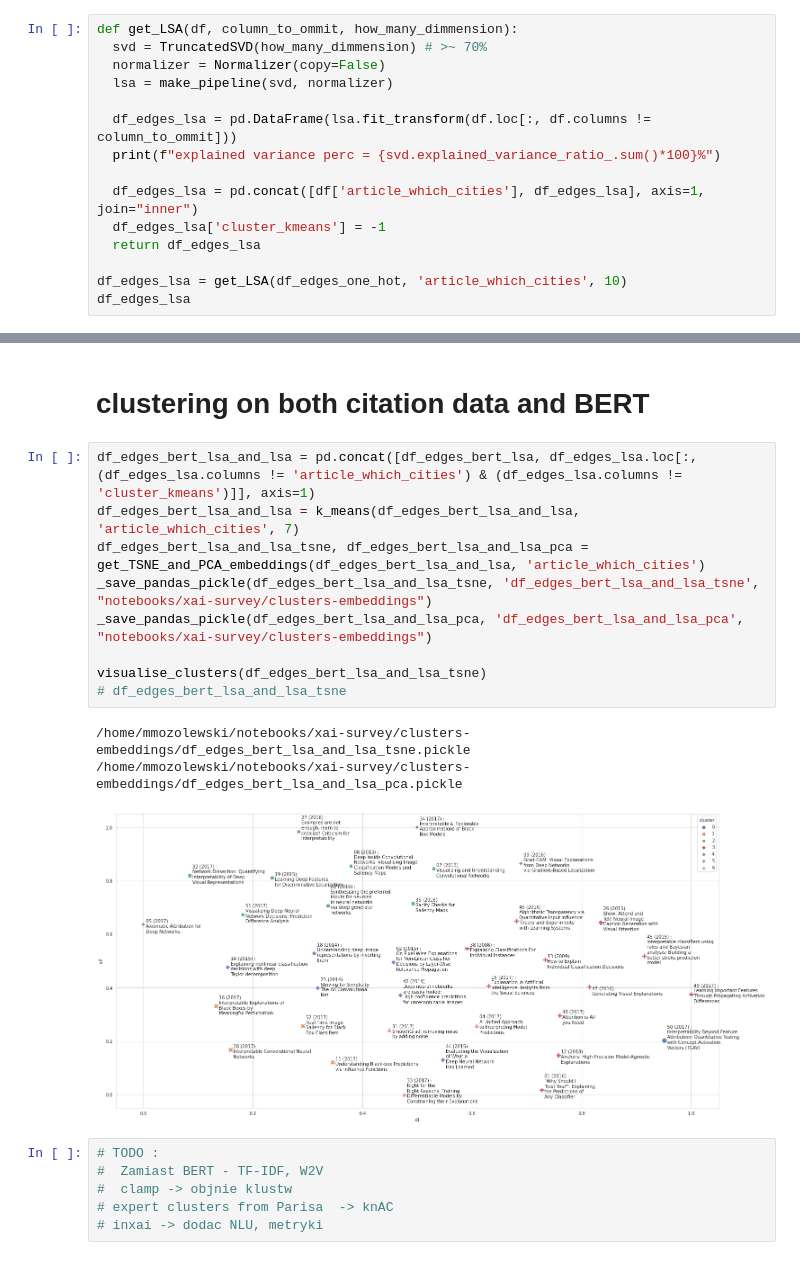
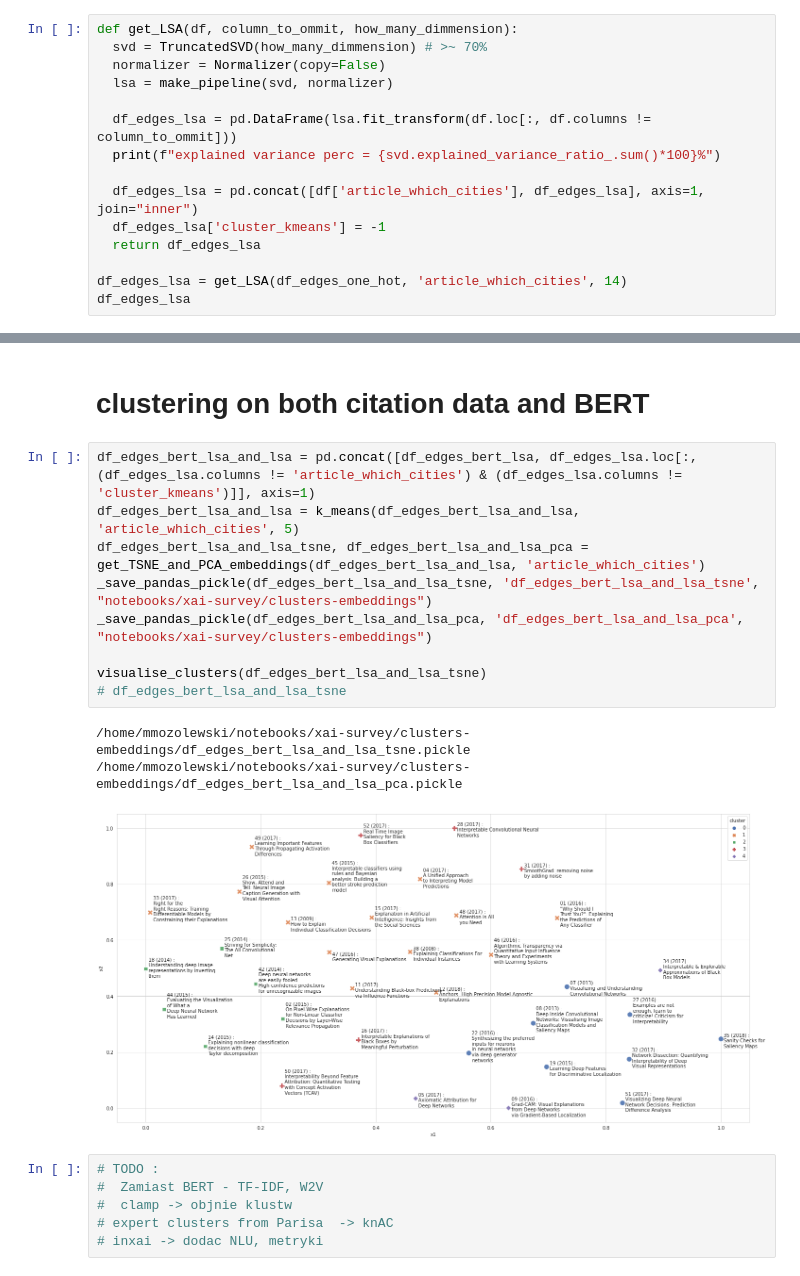
Before and after one commit to mozo64/xai-survey, a Jupyter notebook: src/clustering.ipynb, the cells around one changed output, grey strips where cells are left out. Drawn from its saved outputs; the diff is of its cells as text.

Commit message:
Clustering of articles on survey data
- LSA clustering - increase variance
- BERT + citation - 5 clusters

```diff
--- a/src/clustering.ipynb
+++ b/src/clustering.ipynb
@@ -226,6 +226,6 @@ def get_LSA(df, column_to_ommit, how_many_dimmension):
   df_edges_lsa['cluster_kmeans'] = -1
   return df_edges_lsa
 
-df_edges_lsa = get_LSA(df_edges_one_hot, 'article_which_cities', 10)
+df_edges_lsa = get_LSA(df_edges_one_hot, 'article_which_cities', 14)
 df_edges_lsa
 # %% [output]
@@ -437,17 +437,17 @@ visualise_clusters(df_tsne_bert_lsa)
 # clustering on both citation data and BERT
 # %%
 df_edges_bert_lsa_and_lsa = pd.concat([df_edges_bert_lsa, df_edges_lsa.loc[:, (df_edges_lsa.columns != 'article_which_cities') & (df_edges_lsa.columns != 'cluster_kmeans')]], axis=1)
-df_edges_bert_lsa_and_lsa = k_means(df_edges_bert_lsa_and_lsa, 'article_which_cities', 7)
+df_edges_bert_lsa_and_lsa = k_means(df_edges_bert_lsa_and_lsa, 'article_which_cities', 5)
 df_edges_bert_lsa_and_lsa_tsne, df_edges_bert_lsa_and_lsa_pca = get_TSNE_and_PCA_embeddings(df_edges_bert_lsa_and_lsa, 'article_which_cities')
 _save_pandas_pickle(df_edges_bert_lsa_and_lsa_tsne, 'df_edges_bert_lsa_and_lsa_tsne', "notebooks/xai-survey/clusters-embeddings")
 _save_pandas_pickle(df_edges_bert_lsa_and_lsa_pca, 'df_edges_bert_lsa_and_lsa_pca', "notebooks/xai-survey/clusters-embeddings")
 
 visualise_clusters(df_edges_bert_lsa_and_lsa_tsne)
 # df_edges_bert_lsa_and_lsa_tsne
 # %% [output]
 /home/mmozolewski/notebooks/xai-survey/clusters-embeddings/df_edges_bert_lsa_and_lsa_tsne.pickle
 /home/mmozolewski/notebooks/xai-survey/clusters-embeddings/df_edges_bert_lsa_and_lsa_pca.pickle
-[figure, old version]
+[figure, new version]
 # %%
 # TODO :
 #  Zamiast BERT - TF-IDF, W2V
```
Also changed, not shown: parts of 3 cells of this notebook.
